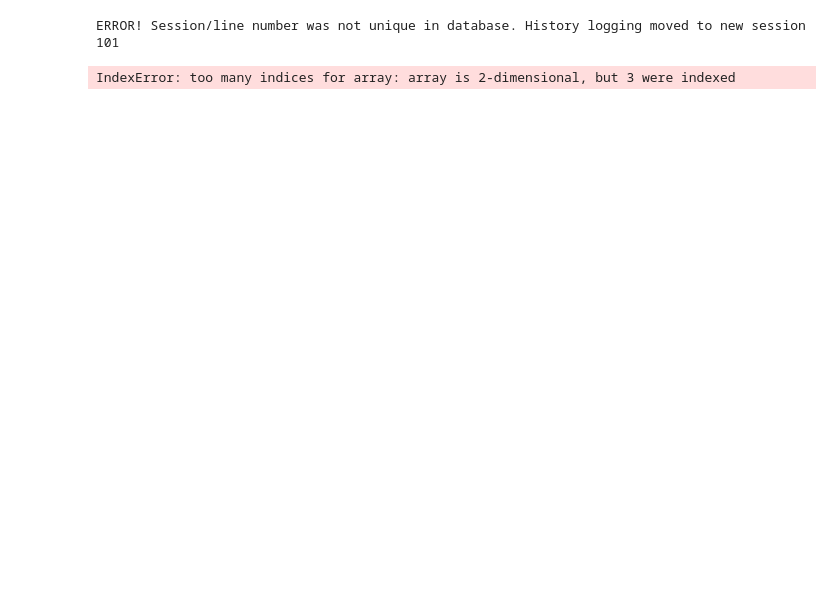
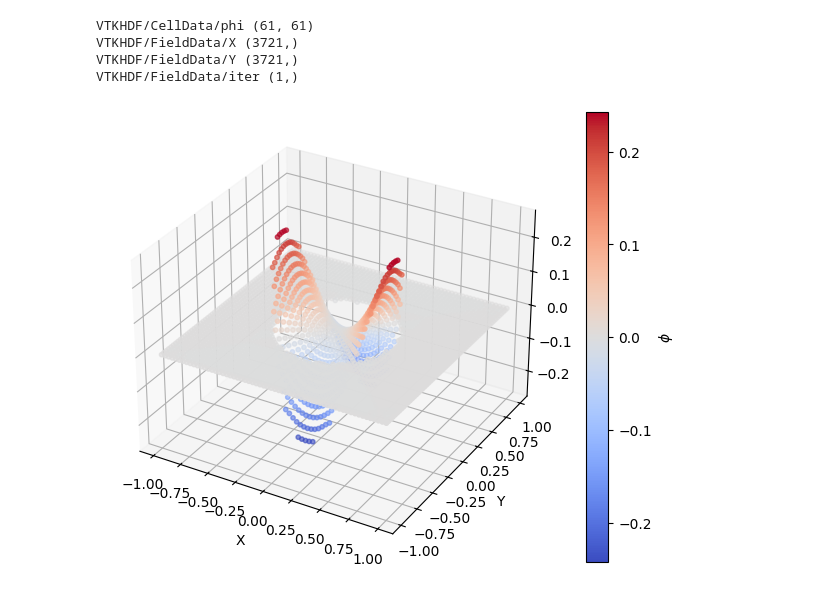
Before and after one commit to HuntFeng/vlasolver, a Jupyter notebook: analysis.ipynb, the cells around one changed output. Saved outputs shown, nothing was run; the diff lists cells and outputs as text; code cells hidden in the pictures; blank space fills up the shorter version.

```diff
--- a/analysis.ipynb
+++ b/analysis.ipynb
@@ -3,30 +3,30 @@ import numpy as np
 import matplotlib.pyplot as plt
 import h5py
 # %%
-# file = "data_example2.hdf"
+# file = "data_example3.hdf"
 # file = "data_example5.hdf"
-# file = "data_example7.hdf"
+file = "data_example7.hdf"
 
 with h5py.File(file, "r") as f:
     phi = f["VTKHDF/CellData/phi"][:]
+    niter = f["VTKHDF/FieldData/iter"][0]
     X = f["VTKHDF/FieldData/X"][:].reshape(phi.shape)
     Y = f["VTKHDF/FieldData/Y"][:].reshape(phi.shape)
-    # f.visititems(
-    #     lambda name, obj: (
-    #         print(name, obj.shape) if isinstance(obj, h5py.Dataset) else None
-    #     )
-    # )
-X = X[-1, :, :]
-Y = Y[-1, :, :]
-Z = phi[-1, :, :]
+    f.visititems(
+        lambda name, obj: (
+            print(name, obj.shape) if isinstance(obj, h5py.Dataset) else None
+        )
+    )
 fig, ax = plt.subplots(subplot_kw={"projection": "3d"})
-scatter = ax.scatter(X, Y, Z, c=Z, cmap="coolwarm", s=10)
+scatter = ax.scatter(X, Y, phi, c=phi, cmap="coolwarm", s=10)
 ax.set_xlabel("X")
 ax.set_ylabel("Y")
-ax.set_zlabel("Z")
 plt.colorbar(scatter, ax=ax, label="$\\phi$")
 plt.tight_layout()
 # %% [output]
-ERROR! Session/line number was not unique in database. History logging moved to new session 101
+VTKHDF/CellData/phi (61, 61)
+VTKHDF/FieldData/X (3721,)
+VTKHDF/FieldData/Y (3721,)
+VTKHDF/FieldData/iter (1,)
-IndexError: too many indices for array: array is 2-dimensional, but 3 were indexed
+[figure, added]
 # %%
```
Also changed, not shown: parts of 2 cells of this notebook, 7 other files.
